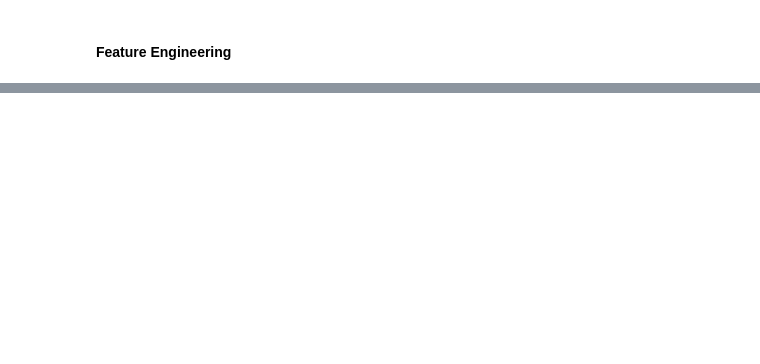
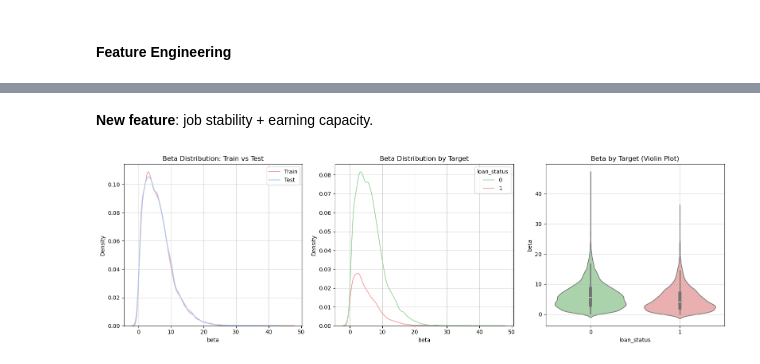
Before and after one commit to kgiannako/credit_risk_modelling, a Jupyter notebook: notebooks/credit-risk-model.ipynb, the cells around one changed output, grey strips where cells are left out. Drawn from its saved outputs; the diff is of its cells as text; code cells hidden in the pictures; blank space fills up the shorter version.

```diff
--- a/notebooks/credit-risk-model.ipynb
+++ b/notebooks/credit-risk-model.ipynb
@@ -1207,0 +1291,58 @@ DATASETS_SCORES
+# %% [markdown]
+**New feature**: job stability + earning capacity.
+# %%
+# Define color palette
+green = '#A3D9A5'
+red = '#F4A6A6'
+blue = '#A6C8F4'
+
+# Create copies to avoid mutating originals
+train_b = train_credit_data_df_cleaned_fe.copy()
+test_b = X_test_cleaned_fe.copy()
+
+# -------------------------------------------
+# STEP 1: Scale income to match emp_length range
+# -------------------------------------------
+income_max = train_b['person_income'].max()
+emp_length_max = train_b['person_emp_length'].max()
+
+# Scale factor to put income and emp_length on similar scales
+scale_factor = emp_length_max / income_max
+
+# -------------------------------------------
+# STEP 2: Create composite feature 'beta'
+# -------------------------------------------
+train_b['beta'] = scale_factor * train_b['person_income'] + train_b['person_emp_length']
+test_b['beta'] = scale_factor * test_b['person_income'] + test_b['person_emp_length']
+
+# -------------------------------------------
+# STEP 3: Visualize 'beta'
+# -------------------------------------------
+fig, ax = plt.subplots(1, 3, figsize=(16, 5))
+ax = ax.flatten()
+
+# Plot 1: Train vs Test distribution of 'beta'
+sns.kdeplot(train_b['beta'], label='Train', ax=ax[0], color=red)
+sns.kdeplot(test_b['beta'], label='Test', ax=ax[0], color=blue)
+ax[0].set_title("Beta Distribution: Train vs Test")
+ax[0].set_xlabel("beta")
+ax[0].legend()
+ax[0].grid(True, linestyle='-', alpha=0.5)
+
+# Plot 2: Train distribution by TARGET
+sns.kdeplot(data=train_b, x='beta', hue=TARGET, ax=ax[1], palette={0: green, 1: red})
+ax[1].set_title("Beta Distribution by Target")
+ax[1].set_xlabel("beta")
+ax[1].grid(True, linestyle='-', alpha=0.5)
+
+# Plot 3: Violin plot by TARGET
+sns.violinplot(data=train_b, y='beta', x=TARGET, palette={'0': green, '1': red}, ax=ax[2])
+ax[2].set_title("Beta by Target (Violin Plot)")
+ax[2].set_xlabel(TARGET)
+ax[2].set_ylabel("beta")
+ax[2].grid(True, linestyle='-', alpha=0.5)
+
+plt.tight_layout()
+plt.show()
+# %% [output]
+[figure, added]
```
Also changed, not shown: parts of 25 cells of this notebook.
